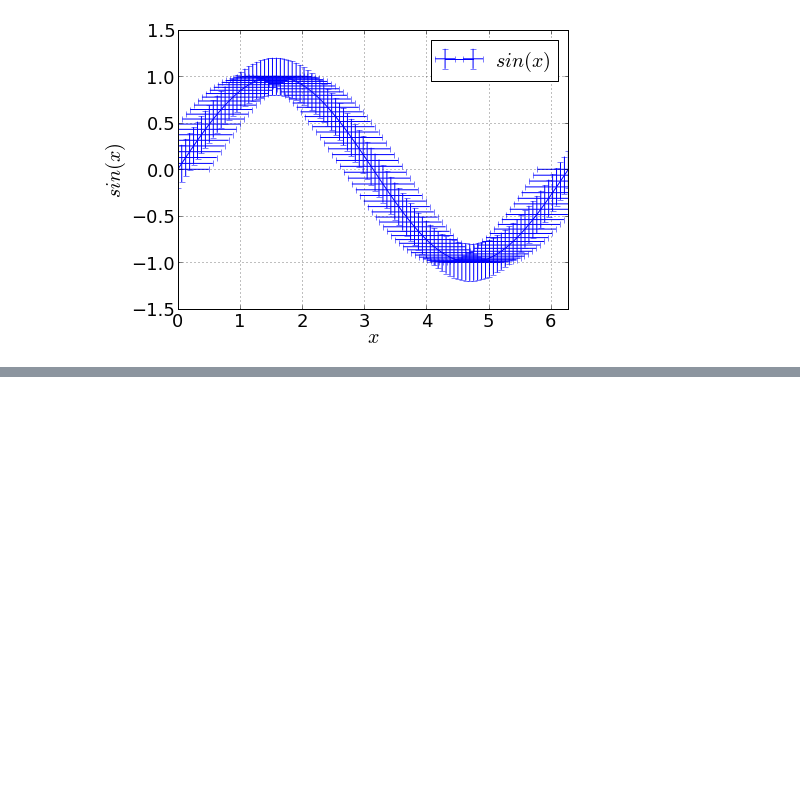
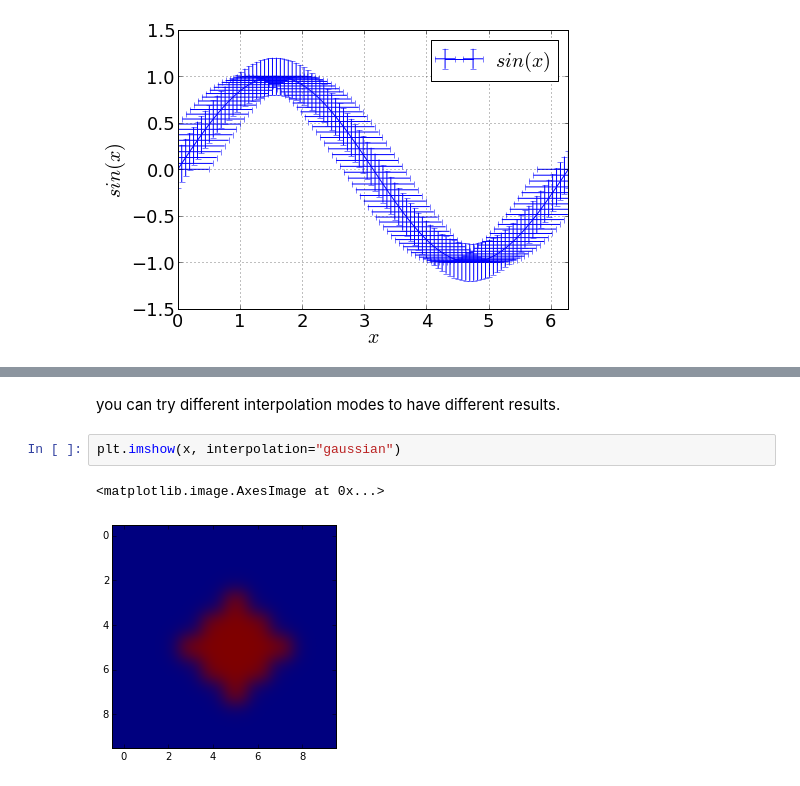
Before and after one commit to ComputoCienciasUniandes/HerramientasComputacionales, a Jupyter notebook: Lectures/06.Matplotlib/Matplotlib-Visualization.ipynb, the cells around one changed output, grey strips where cells are left out. Cells and saved outputs as stored; diff of their text form; blank space fills up the shorter version.

```diff
--- a/Lectures/06.Matplotlib/Matplotlib-Visualization.ipynb
+++ b/Lectures/06.Matplotlib/Matplotlib-Visualization.ipynb
@@ -227,0 +257,7 @@ plt.savefig("sinfunction.pdf", format='pdf', bbox_inches='tight', transparent=Tr
+# %% [markdown]
+you can try different interpolation modes to have different results.
+# %%
+plt.imshow(x, interpolation="gaussian")
+# %% [output]
+<matplotlib.image.AxesImage at 0x...>
+[figure, added]
```
Also changed, not shown: parts of 16 cells of this notebook.
